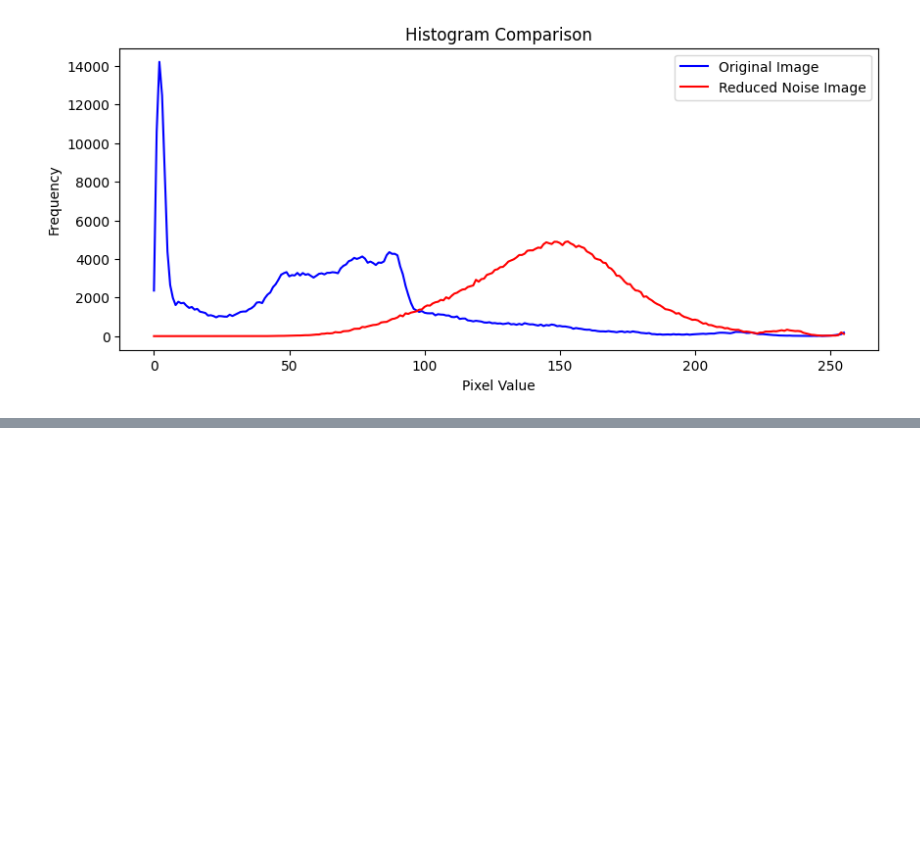
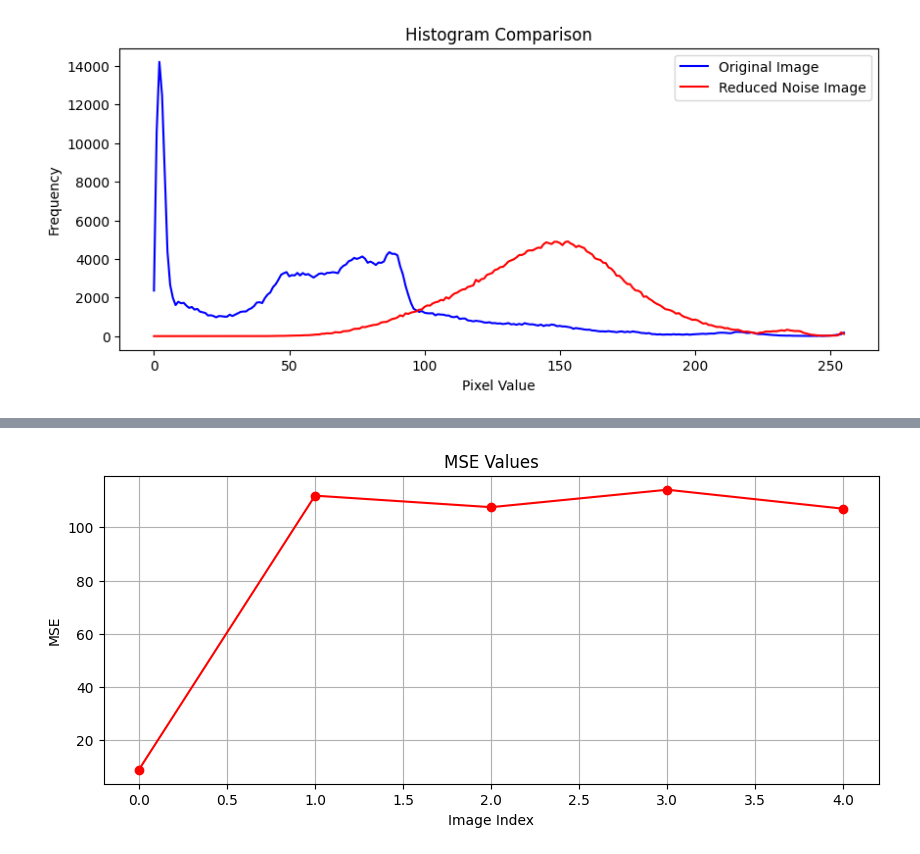
Before and after one commit to joelbkoshy/Image-Second-Cycle, a Jupyter notebook: Lab9 (1).ipynb, the cells around one changed output, grey strips where cells are left out. Drawn from its saved outputs; the diff is of its cells as text; code cells hidden in the pictures; blank space fills up the shorter version.

```diff
--- a/Lab9 (1).ipynb
+++ b/Lab9 (1).ipynb
@@ -226,0 +247,11 @@ Structural Similarity Index (SSIM): 0.27
+# %%
+# Create a line chart for MSE
+plt.figure(figsize=(10, 4))
+plt.plot(mse_values, marker='o', linestyle='-', color='r')
+plt.title("MSE Values")
+plt.xlabel("Image Index")
+plt.ylabel("MSE")
+plt.grid(True)
+plt.show()
+# %% [output]
+[figure, added]
```
Also changed, not shown: parts of 2 cells of this notebook.
